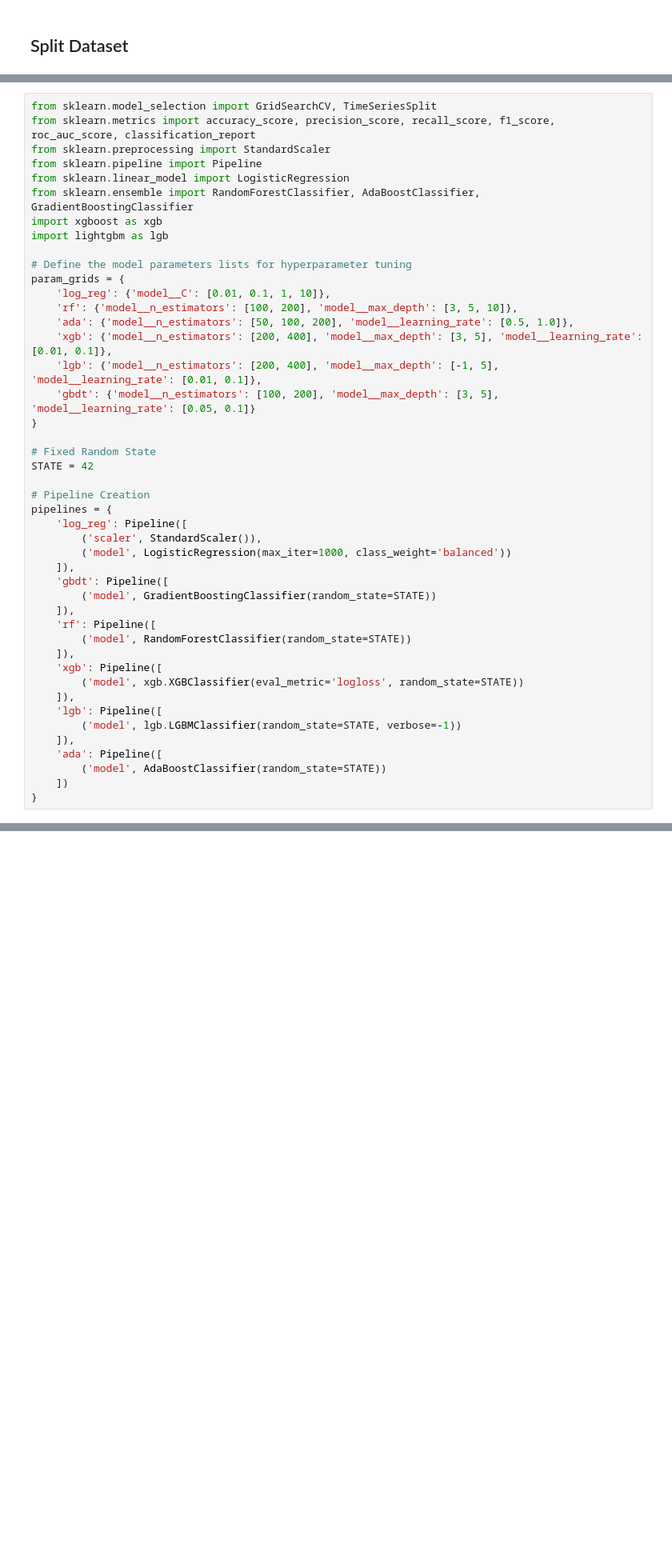
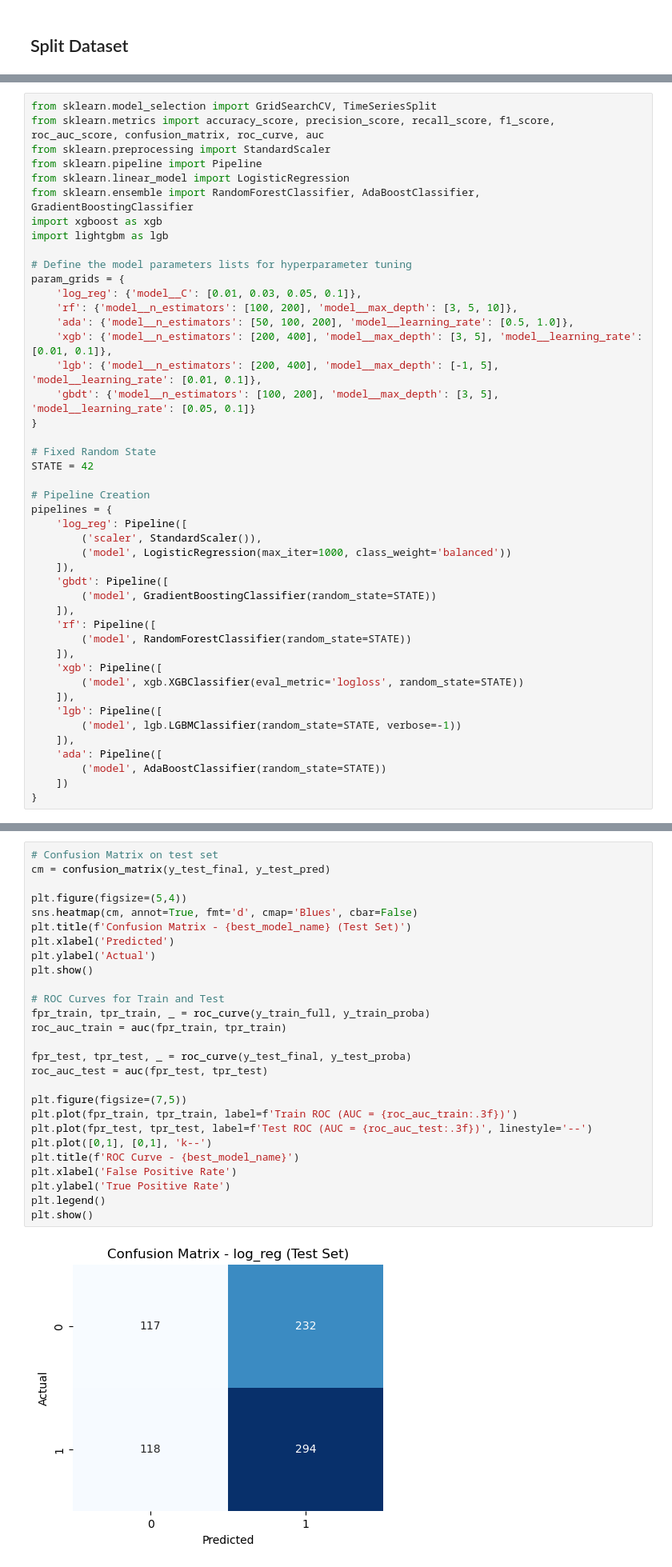
Before and after one commit to MartynChong/applied_project, a Jupyter notebook: project.ipynb, the cells around one changed output, grey strips where cells are left out. Shown at 80% size. Saved outputs shown, nothing was run; the diff lists cells and outputs as text; blank space fills up the shorter version.

```diff
--- a/project.ipynb
+++ b/project.ipynb
@@ -329,7 +342,7 @@ plt.show()
 [figure]
 # %%
 from sklearn.model_selection import GridSearchCV, TimeSeriesSplit
-from sklearn.metrics import accuracy_score, precision_score, recall_score, f1_score, roc_auc_score, classification_report
+from sklearn.metrics import accuracy_score, precision_score, recall_score, f1_score, roc_auc_score, confusion_matrix, roc_curve, auc
 from sklearn.preprocessing import StandardScaler
 from sklearn.pipeline import Pipeline
 from sklearn.linear_model import LogisticRegression
@@ -339,7 +352,7 @@ import lightgbm as lgb
 
 # Define the model parameters lists for hyperparameter tuning
 param_grids = {
-    'log_reg': {'model__C': [0.01, 0.1, 1, 10]},
+    'log_reg': {'model__C': [0.01, 0.03, 0.05, 0.1]},
     'rf': {'model__n_estimators': [100, 200], 'model__max_depth': [3, 5, 10]},
     'ada': {'model__n_estimators': [50, 100, 200], 'model__learning_rate': [0.5, 1.0]},
     'xgb': {'model__n_estimators': [200, 400], 'model__max_depth': [3, 5], 'model__learning_rate': [0.01, 0.1]},
@@ -428,0 +538,29 @@ KeyError: 'gbdt'
+# %%
+# Confusion Matrix on test set
+cm = confusion_matrix(y_test_final, y_test_pred)
+
+plt.figure(figsize=(5,4))
+sns.heatmap(cm, annot=True, fmt='d', cmap='Blues', cbar=False)
+plt.title(f'Confusion Matrix - {best_model_name} (Test Set)')
+plt.xlabel('Predicted')
+plt.ylabel('Actual')
+plt.show()
+
+# ROC Curves for Train and Test
+fpr_train, tpr_train, _ = roc_curve(y_train_full, y_train_proba)
+roc_auc_train = auc(fpr_train, tpr_train)
+
+fpr_test, tpr_test, _ = roc_curve(y_test_final, y_test_proba)
+roc_auc_test = auc(fpr_test, tpr_test)
+
+plt.figure(figsize=(7,5))
+plt.plot(fpr_train, tpr_train, label=f'Train ROC (AUC = {roc_auc_train:.3f})')
+plt.plot(fpr_test, tpr_test, label=f'Test ROC (AUC = {roc_auc_test:.3f})', linestyle='--')
+plt.plot([0,1], [0,1], 'k--')
+plt.title(f'ROC Curve - {best_model_name}')
+plt.xlabel('False Positive Rate')
+plt.ylabel('True Positive Rate')
+plt.legend()
+plt.show()
+# %% [output]
+[figure, added]
```
Also changed, not shown: parts of 18 cells of this notebook.
